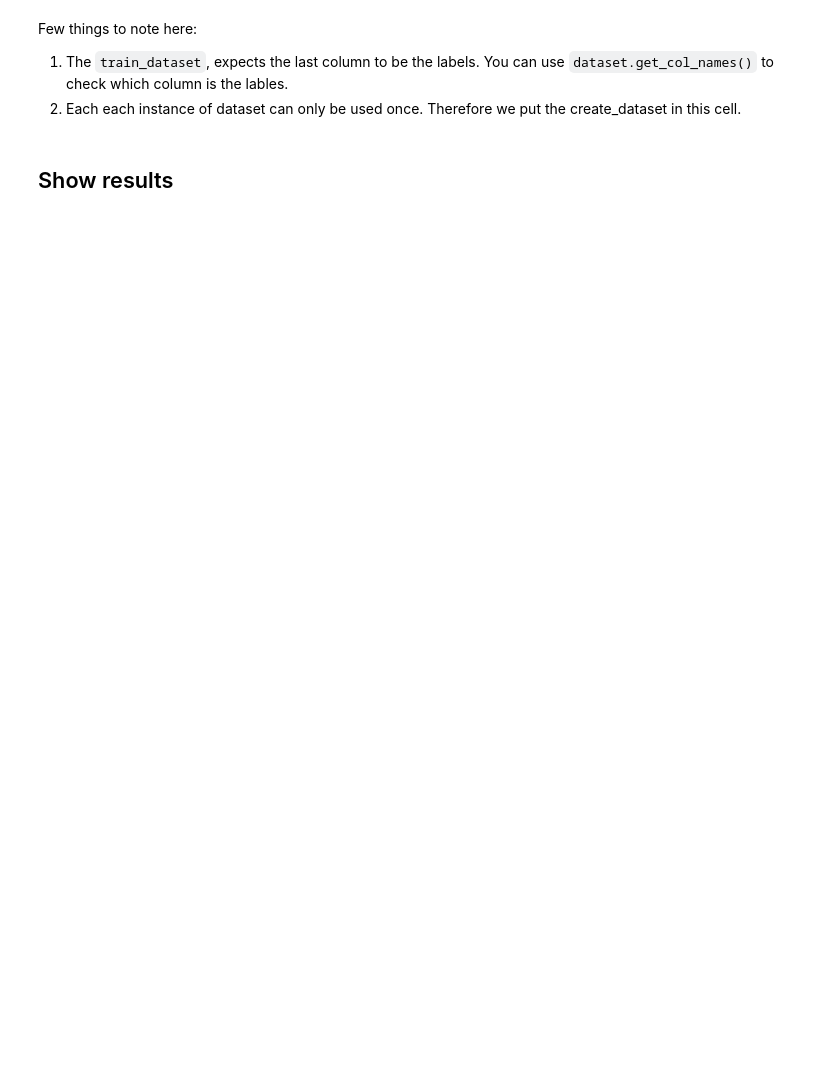
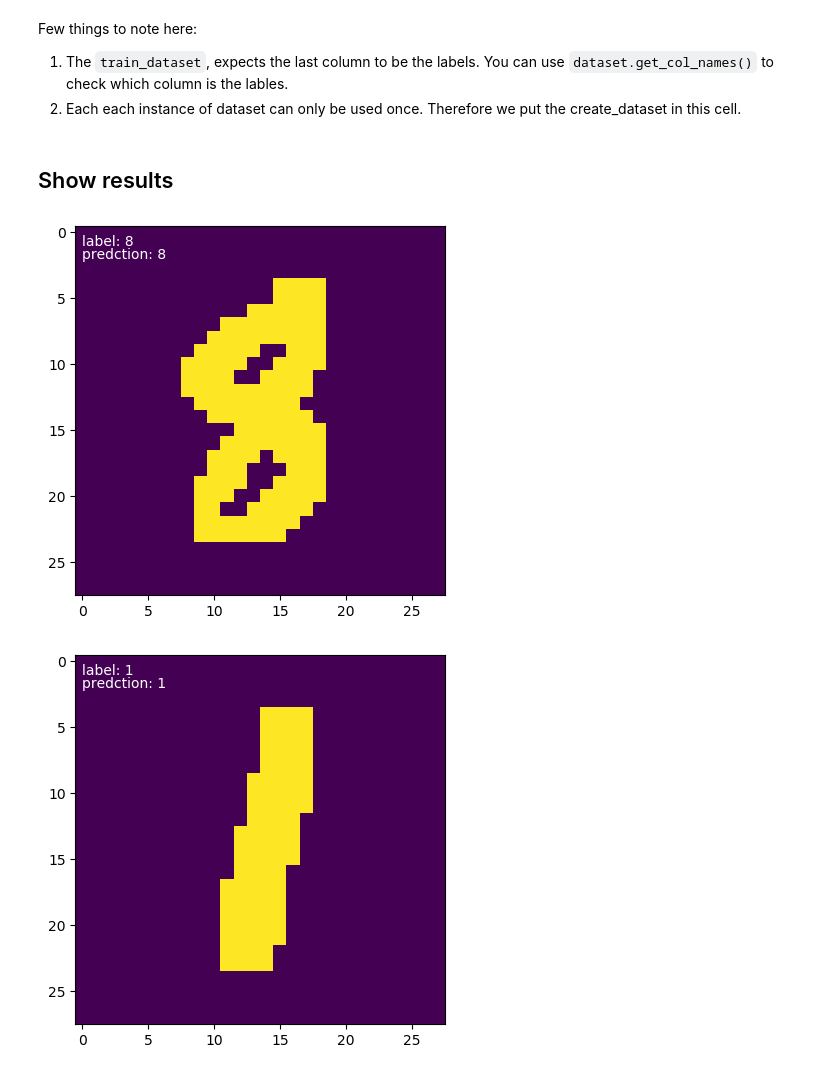
Before and after one commit to MindSporeChallenge21/notebook, a Jupyter notebook: notebook/MindSpore Challenge Tutorial Beginner.ipynb, the cells around one changed output. Cells and saved outputs as stored; diff of their text form; code cells hidden in the pictures; blank space fills up the shorter version.

```diff
--- a/notebook/MindSpore Challenge Tutorial Beginner.ipynb
+++ b/notebook/MindSpore Challenge Tutorial Beginner.ipynb
@@ -71,7 +69,7 @@ For the mode of execution, there is two choices, `GRAPH_MODE` or `PYNATIVE_MODE`
 
 For more information see [`mindspore.context.set_context`](https://www.mindspore.cn/doc/api_python/en/r1.2/mindspore/mindspore.context.html)
 # %%
-ms.context.set_context(device_target='CPU', mode=ms.context.PYNATIVE_MODE)
+ms.context.set_context(device_target='Ascend', mode=ms.context.GRAPH_MODE)
 # %% [markdown]
 
 ## Downloading MNIST Data and creating a MindSpore Dataset object.
@@ -153,8 +151,8 @@ def create_dataset(mnist_dataset_path, batch_size=32, num_parallel_workers=2):
 
     return dataset
 # %%
-mnist_train_ds = create_dataset(mnist_train_dataset_path, 32)
-mnist_test_ds = create_dataset(mnist_test_dataset_path, 32)
+mnist_train_ds = create_dataset(mnist_train_dataset_path, 128)
+mnist_test_ds = create_dataset(mnist_test_dataset_path, 128)
 
 for i in mnist_train_ds.create_dict_iterator():
     plt.imshow(i['image'].asnumpy()[0,0])
@@ -370,3 +353,21 @@ Few things to note here:
 2. Each each instance of dataset can only be used once. Therefore we put the create_dataset in this cell.
 # %% [markdown]
 ## Show results
+# %%
+get_first_3 = 0
+for datas in mnist_test_ds.create_dict_iterator():
+    predictions = net(datas['image'])
+    for image, label, pred in zip(datas['image'], datas['label'], predictions):
+        image = image.asnumpy()[0]
+        plt.imshow(image)
+        plt.text(0,1,f'label: {label}', c='white')
+        plt.text(0,2,f'predction: {np.argmax(pred)}', c='white')
+        plt.show()
+        get_first_3 += 1
+        if get_first_3 >= 3:
+            break;
+    if get_first_3 >= 3:
+        break;
+# %% [output]
+[figure, added]
+[figure, added]
```
Also changed, not shown: parts of 8 cells of this notebook.
